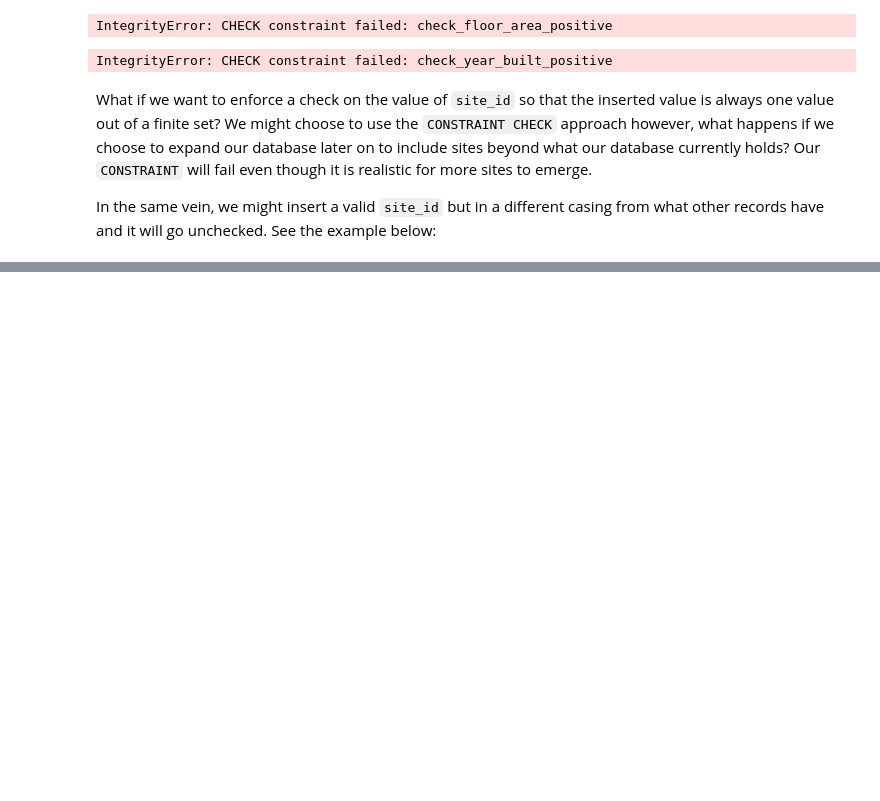
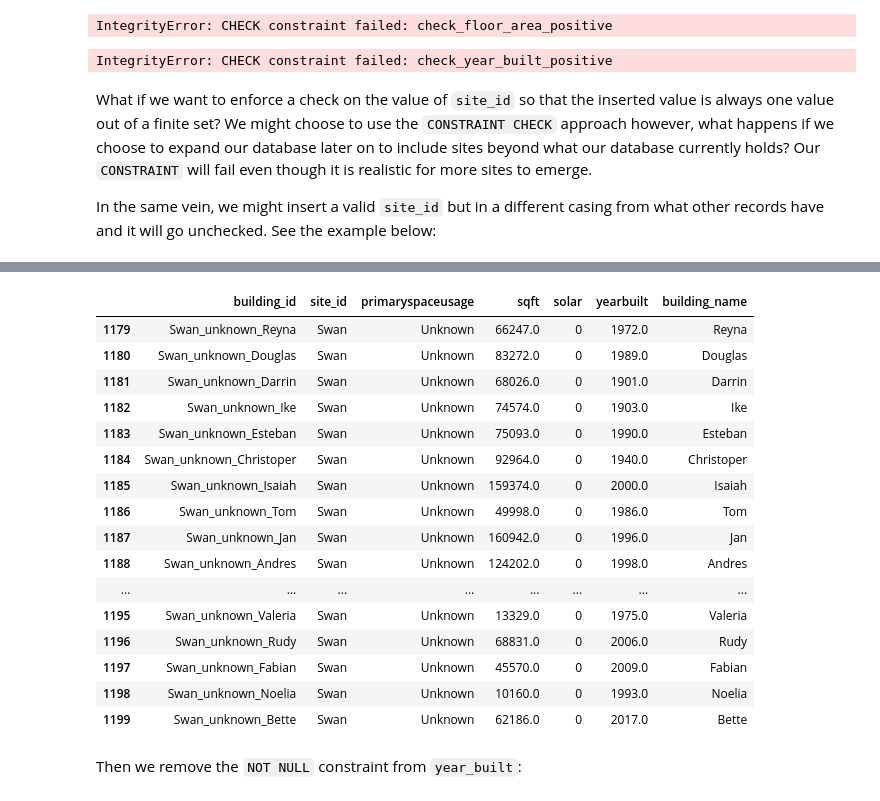
Before and after one commit to intelligent-environments-lab/occupant_centric_grid_interactive_buildings_course, a Jupyter notebook: src/notebooks/tutorials/sqlite_relational_database.ipynb, the cells around one changed output, grey strips where cells are left out. Drawn from its saved outputs; the diff is of its cells as text; code cells hidden in the pictures; blank space fills up the shorter version.

```diff
--- a/src/notebooks/tutorials/sqlite_relational_database.ipynb
+++ b/src/notebooks/tutorials/sqlite_relational_database.ipynb
@@ -798,16 +762,0 @@ Finally, we can view each table:
-# %%
-building = read_database(DATABASE_FILEPATH, """SELECT name FROM building;""")
-print('building table:')
-display(building)
-
-site = read_database(DATABASE_FILEPATH, """SELECT name FROM site;""")
-print('site table:')
-display(site)
-
-primary_space_usage = read_database(DATABASE_FILEPATH, """SELECT name FROM primary_space_usage;""")
-print('primary_space_usage table:')
-display(primary_space_usage)
-
-building_metadata = read_database(DATABASE_FILEPATH, """SELECT * FROM building_metadata;""")
-print('building_metadata table:')
-display(building_metadata)
@@ -831,0 +1113,11 @@ building_metadata table:
+# %%
+# extract building name
+building_metadata['building_name'] = building_metadata['building_id'].str.split('_', expand=True)[2]
+
+# set solar to binary integer
+building_metadata.loc[building_metadata['solar']=='Yes', 'solar'] = 1
+
+# set solar value to 0 for records with NULL solar value
+building_metadata['solar'] = building_metadata['solar'].fillna(0)
+
+display(building_metadata.head())
@@ -831,0 +1133,5 @@ building_metadata table:
+# %%
+for c in ['building_name', 'site_id', 'primaryspaceusage']:
+    building_metadata[c] = building_metadata[c].str.capitalize()
+
+display(building_metadata.head())
@@ -831,0 +1167,24 @@ building_metadata table:
+# %%
+DEFAULT_PRIMARY_SPACE_USE = 'Unknown'
+building_metadata.loc[building_metadata['primaryspaceusage'].isnull(), 'primaryspaceusage'] = DEFAULT_PRIMARY_SPACE_USE
+display(building_metadata[building_metadata['primaryspaceusage']==DEFAULT_PRIMARY_SPACE_USE])
+# %% [output]
+|  | building_id | site_id | primaryspaceusage | sqft | solar | yearbuilt | building_name |
+| 1179 | Swan_unknown_Reyna | Swan | Unknown | 66247.0 | 0 | 1972.0 | Reyna |
+| 1180 | Swan_unknown_Douglas | Swan | Unknown | 83272.0 | 0 | 1989.0 | Douglas |
+| 1181 | Swan_unknown_Darrin | Swan | Unknown | 68026.0 | 0 | 1901.0 | Darrin |
+| 1182 | Swan_unknown_Ike | Swan | Unknown | 74574.0 | 0 | 1903.0 | Ike |
+| 1183 | Swan_unknown_Esteban | Swan | Unknown | 75093.0 | 0 | 1990.0 | Esteban |
+| 1184 | Swan_unknown_Christoper | Swan | Unknown | 92964.0 | 0 | 1940.0 | Christoper |
+| 1185 | Swan_unknown_Isaiah | Swan | Unknown | 159374.0 | 0 | 2000.0 | Isaiah |
+| 1186 | Swan_unknown_Tom | Swan | Unknown | 49998.0 | 0 | 1986.0 | Tom |
+| 1187 | Swan_unknown_Jan | Swan | Unknown | 160942.0 | 0 | 1996.0 | Jan |
+| 1188 | Swan_unknown_Andres | Swan | Unknown | 124202.0 | 0 | 1998.0 | Andres |
+| ... | ... | ... | ... | ... | ... | ... | ... |
+| 1195 | Swan_unknown_Valeria | Swan | Unknown | 13329.0 | 0 | 1975.0 | Valeria |
+| 1196 | Swan_unknown_Rudy | Swan | Unknown | 68831.0 | 0 | 2006.0 | Rudy |
+| 1197 | Swan_unknown_Fabian | Swan | Unknown | 45570.0 | 0 | 2009.0 | Fabian |
+| 1198 | Swan_unknown_Noelia | Swan | Unknown | 10160.0 | 0 | 1993.0 | Noelia |
+| 1199 | Swan_unknown_Bette | Swan | Unknown | 62186.0 | 0 | 2017.0 | Bette |
+# %% [markdown]
+Then we remove the `NOT NULL` constraint from `year_built`:
```
Also changed, not shown: parts of 89 cells of this notebook.
